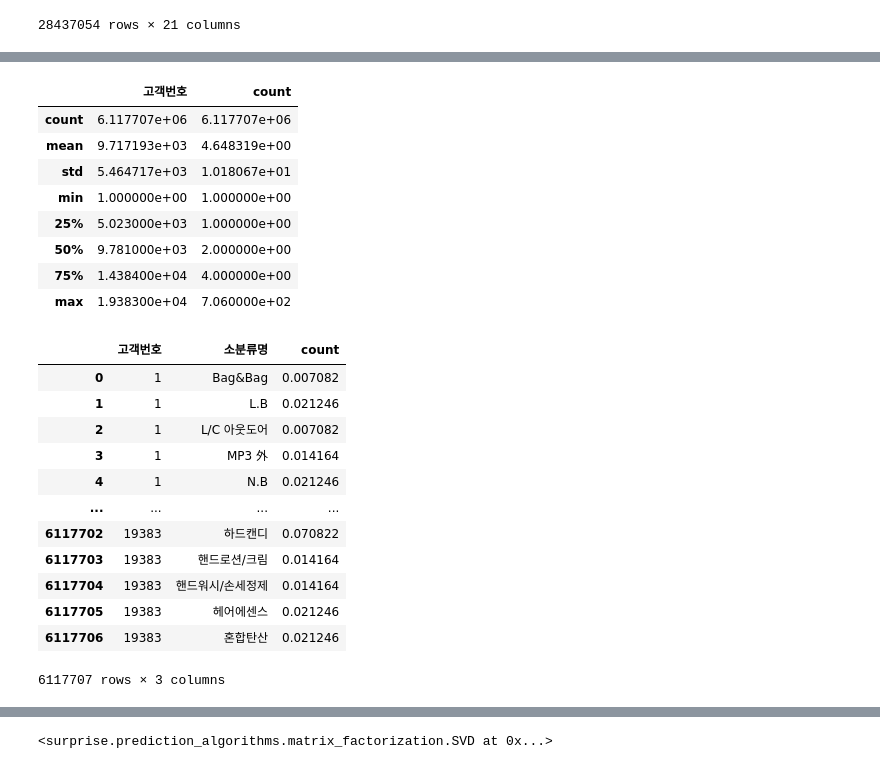
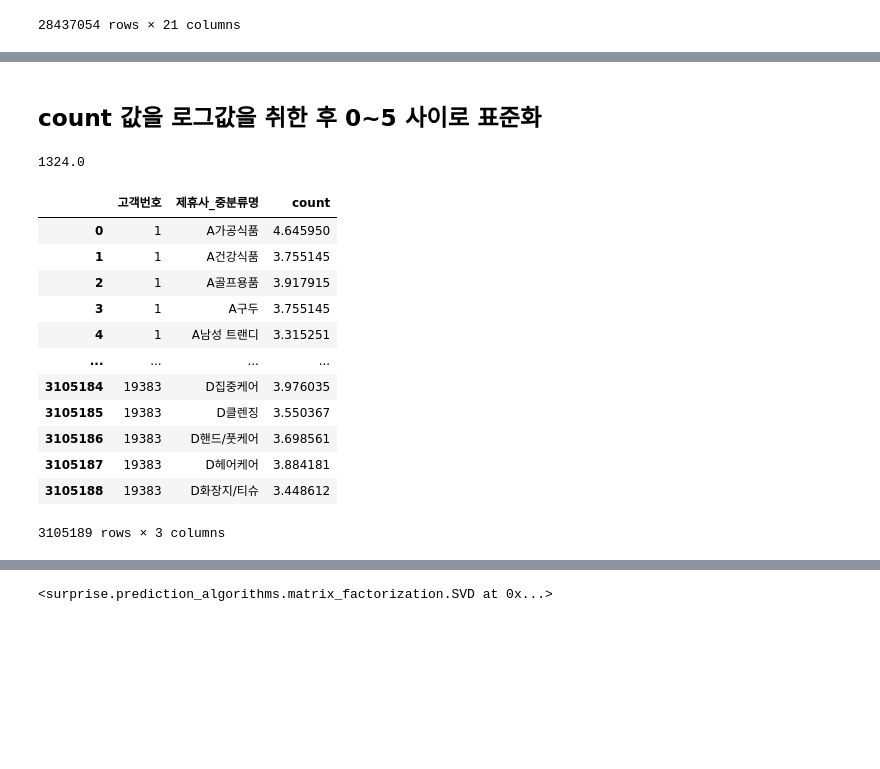
Before and after one commit to PKLH/cakd_LP, a Jupyter notebook: WorkSpace/통합/EDA_ML 완료.ipynb, the cells around one changed output, grey strips where cells are left out. Saved outputs shown, nothing was run; the diff lists cells and outputs as text; code cells hidden in the pictures; blank space fills up the shorter version.

```diff
--- a/WorkSpace/통합/EDA_ML 완료.ipynb
+++ b/WorkSpace/통합/EDA_ML 완료.ipynb
@@ -476,7 +453,7 @@ reco_cust_num,len(reco_cust_num)
 # %%
 # p for customer: 수정 필요 ( 제휴사와 채널 정보 추가 )
 # %%
-reco_cust_pv = pp_purprd_prodcl.pivot_table(index=['소분류명'],columns='고객번호',values='구매금액',aggfunc='count')
+reco_cust_pv = pp_purprd_prodcl.pivot_table(index=['제휴사_중분류명'],columns='고객번호',values='구매금액',aggfunc='count')
 reco_cust_pv = reco_cust_pv.unstack().dropna().reset_index()
 reco_cust_pv = reco_cust_pv.rename(columns={0:'count'})
 reco_cust_pv
@@ -497,29 +474,27 @@ reco_cust_pv
-# %%
-reco_cust_pv.describe()
-# %% [output]
-|  | 고객번호 | count |
-| count | 6.117707e+06 | 6.117707e+06 |
-| mean | 9.717193e+03 | 4.648319e+00 |
-| std | 5.464717e+03 | 1.018067e+01 |
-| min | 1.000000e+00 | 1.000000e+00 |
-| 25% | 5.023000e+03 | 1.000000e+00 |
-| 50% | 9.781000e+03 | 2.000000e+00 |
-| 75% | 1.438400e+04 | 4.000000e+00 |
-| max | 1.938300e+04 | 7.060000e+02 |
+# %% [markdown]
+## count 값을 로그값을 취한 후 0~5 사이로 표준화
+# %%
+max_cnt = reco_cust_pv.describe().loc['max','count']
+max_cnt
+# %% [output]
+1324.0
 # %%
-reco_cust_pv['count'] = reco_cust_pv['count'].apply(lambda x: 5*(x/706))
+reco_cust_pv['count'] = reco_cust_pv['count'].apply(lambda x: np.log1p(x))
+max_cnt = reco_cust_pv.describe().loc['max','count']
+reco_cust_pv['count'] = reco_cust_pv['count'].apply(lambda x: 5*x/max_cnt)
+
 reco_cust_pv
 # %% [output]
-|  | 고객번호 | 소분류명 | count |
-| 0 | 1 | Bag&Bag | 0.007082 |
-| 1 | 1 | L.B | 0.021246 |
-| 2 | 1 | L/C 아웃도어 | 0.007082 |
-| 3 | 1 | MP3 外 | 0.014164 |
-| 4 | 1 | N.B | 0.021246 |
+|  | 고객번호 | 제휴사_중분류명 | count |
+| 0 | 1 | A가공식품 | 4.645950 |
+| 1 | 1 | A건강식품 | 3.755145 |
+| 2 | 1 | A골프용품 | 3.917915 |
+| 3 | 1 | A구두 | 3.755145 |
+| 4 | 1 | A남성 트랜디 | 3.315251 |
 | ... | ... | ... | ... |
-| 6117702 | 19383 | 하드캔디 | 0.070822 |
-| 6117703 | 19383 | 핸드로션/크림 | 0.014164 |
-| 6117704 | 19383 | 핸드워시/손세정제 | 0.014164 |
-| 6117705 | 19383 | 헤어에센스 | 0.021246 |
-| 6117706 | 19383 | 혼합탄산 | 0.021246 |
+| 3105184 | 19383 | D집중케어 | 3.976035 |
+| 3105185 | 19383 | D클렌징 | 3.550367 |
+| 3105186 | 19383 | D핸드/풋케어 | 3.698561 |
+| 3105187 | 19383 | D헤어케어 | 3.884181 |
+| 3105188 | 19383 | D화장지/티슈 | 3.448612 |
-6117707 rows × 3 columns
+3105189 rows × 3 columns
```
Also changed, not shown: parts of 27 cells of this notebook.
